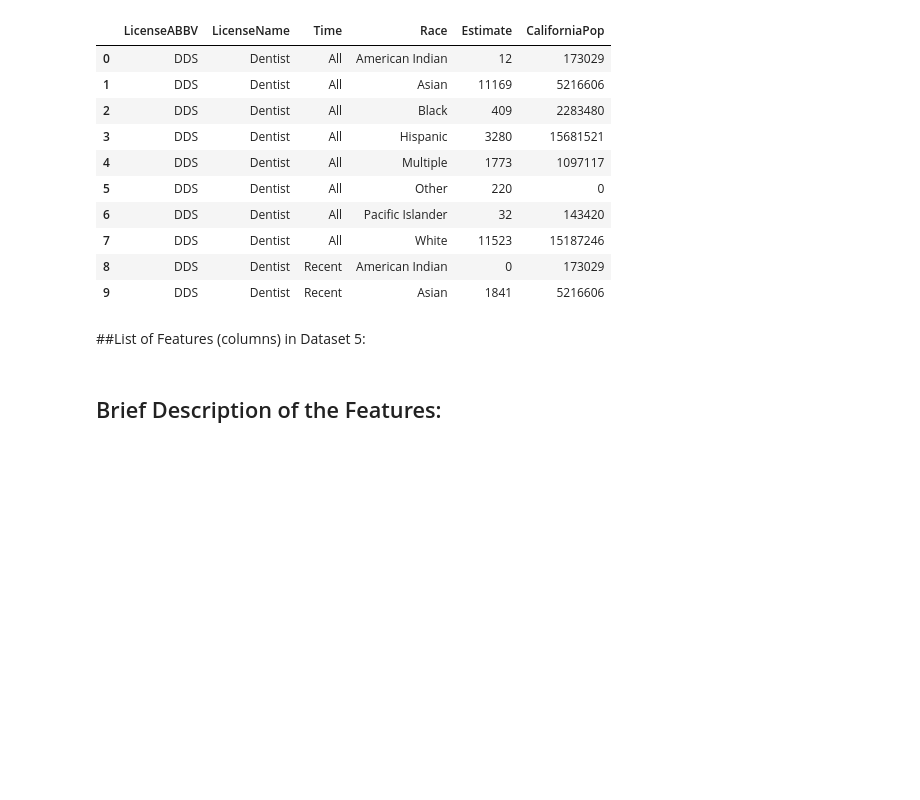
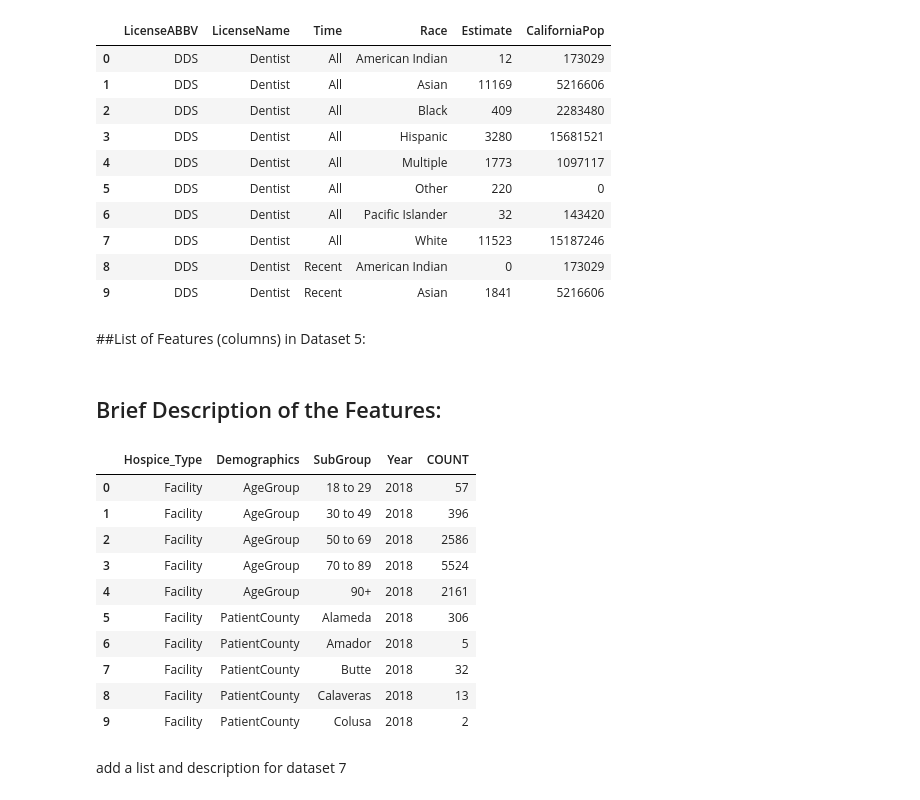
Before and after one commit to amnasyed1/datasci_1_loading, a Jupyter notebook: datasci_1_loading.ipynb, the cells around one changed output. Cells and saved outputs as stored; diff of their text form; code cells hidden in the pictures; blank space fills up the shorter version.

```diff
--- a/datasci_1_loading.ipynb
+++ b/datasci_1_loading.ipynb
@@ -106,3 +106,20 @@ dataset5.head(10)
 ##List of Features (columns) in Dataset 5:
 # %% [markdown]
 ## Brief Description of the Features:
+# %%
+dataset7 = pd.read_excel("hospice_demographics_18_21_dataset_dec_2022.xlsx")
+dataset7.head(10)
+# %% [output]
+|  | Hospice_Type | Demographics | SubGroup | Year | COUNT |
+| 0 | Facility | AgeGroup | 18 to 29 | 2018 | 57 |
+| 1 | Facility | AgeGroup | 30 to 49 | 2018 | 396 |
+| 2 | Facility | AgeGroup | 50 to 69 | 2018 | 2586 |
+| 3 | Facility | AgeGroup | 70 to 89 | 2018 | 5524 |
+| 4 | Facility | AgeGroup | 90+ | 2018 | 2161 |
+| 5 | Facility | PatientCounty | Alameda | 2018 | 306 |
+| 6 | Facility | PatientCounty | Amador | 2018 | 5 |
+| 7 | Facility | PatientCounty | Butte | 2018 | 32 |
+| 8 | Facility | PatientCounty | Calaveras | 2018 | 13 |
+| 9 | Facility | PatientCounty | Colusa | 2018 | 2 |
+# %% [markdown]
+add a list and description for dataset 7
```
